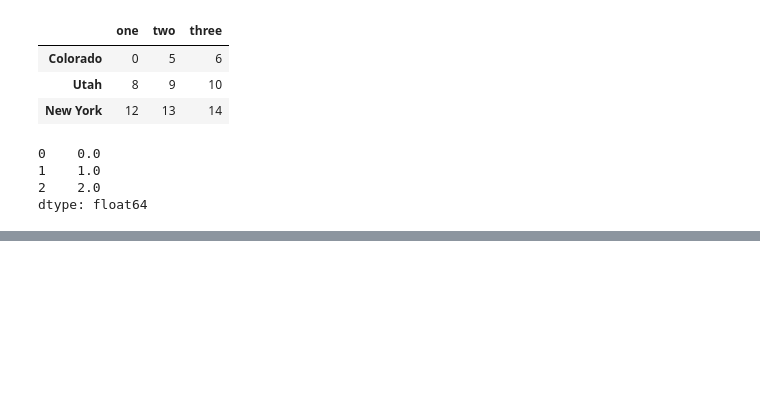
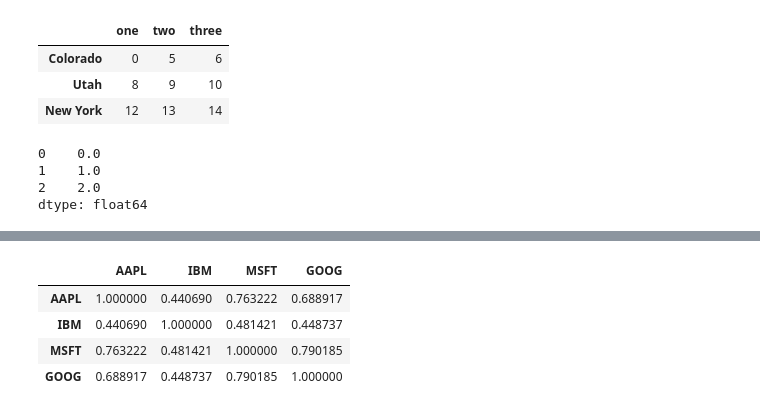
Before and after one commit to Kasaklalita/pydata-book, a Jupyter notebook: Chapter 5 - Getting Started with Pandas.ipynb, the cells around one changed output, grey strips where cells are left out. Drawn from its saved outputs; the diff is of its cells as text; code cells hidden in the pictures; blank space fills up the shorter version.

```diff
--- a/Chapter 5 - Getting Started with Pandas.ipynb
+++ b/Chapter 5 - Getting Started with Pandas.ipynb
@@ -1018,0 +1305,8 @@ format = lambda x: '%.2'
+# %%
+returns.corr()
+# %% [output]
+|  | AAPL | IBM | MSFT | GOOG |
+| AAPL | 1.000000 | 0.440690 | 0.763222 | 0.688917 |
+| IBM | 0.440690 | 1.000000 | 0.481421 | 0.448737 |
+| MSFT | 0.763222 | 0.481421 | 1.000000 | 0.790185 |
+| GOOG | 0.688917 | 0.448737 | 0.790185 | 1.000000 |
```
Also changed, not shown: parts of 144 cells of this notebook.
